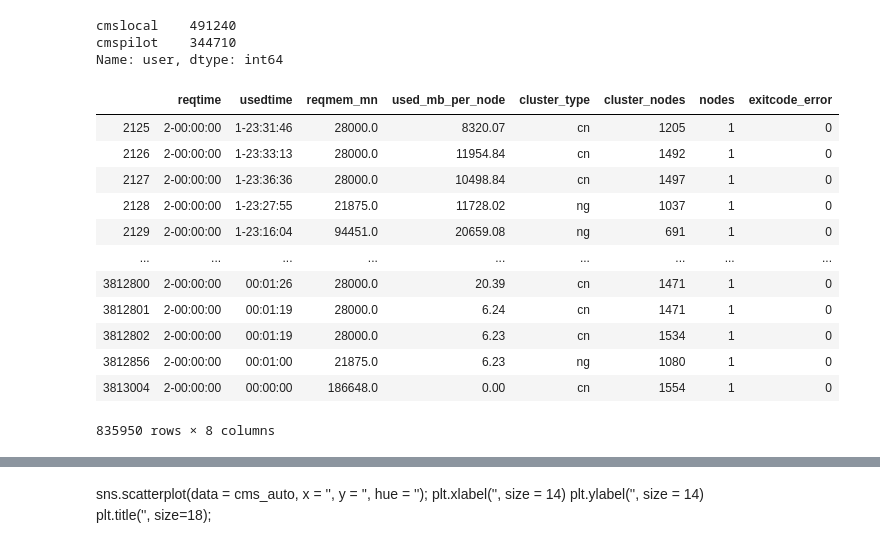
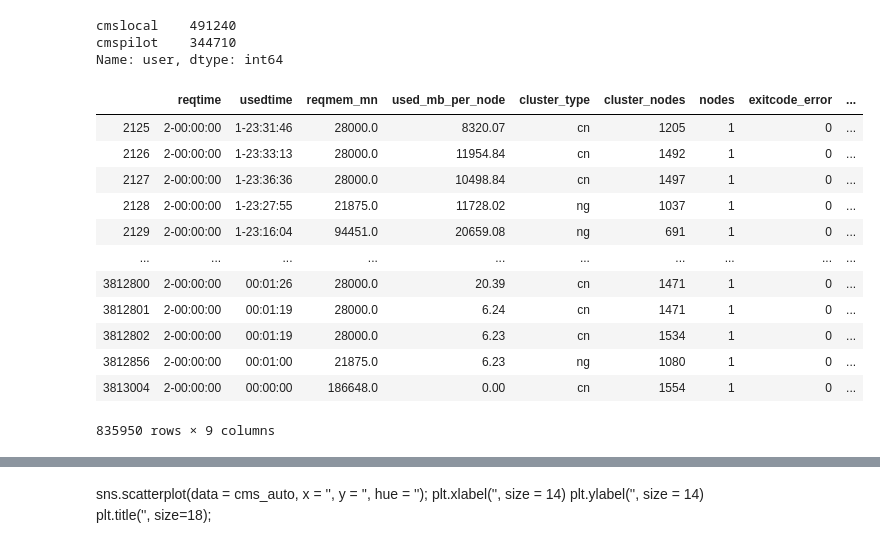
Before and after one commit to nss-data-science-cohort-4/dq2-accre-amd, a Jupyter notebook: notebooks/accre_jobs_2020_cms.ipynb, the cells around one changed output, grey strips where cells are left out. Cells and saved outputs as stored; diff of their text form; code cells hidden in the pictures.

```diff
--- a/notebooks/accre_jobs_2020_cms.ipynb
+++ b/notebooks/accre_jobs_2020_cms.ipynb
@@ -111,19 +111,19 @@ cmslocal    491240
 cmspilot    344710
 Name: user, dtype: int64
 # %%
-cms_auto = cms_auto[['reqtime','usedtime','reqmem_mn','used_mb_per_node','cluster_type','cluster_nodes','nodes','exitcode_error']]
+cms_auto = cms_auto[['reqtime','usedtime','reqmem_mn','used_mb_per_node','cluster_type','cluster_nodes','nodes','exitcode_error','state']]
 cms_auto
 # %% [output]
-|  | reqtime | usedtime | reqmem_mn | used_mb_per_node | cluster_type | cluster_nodes | nodes | exitcode_error |
-| 2125 | 2-00:00:00 | 1-23:31:46 | 28000.0 | 8320.07 | cn | 1205 | 1 | 0 |
-| 2126 | 2-00:00:00 | 1-23:33:13 | 28000.0 | 11954.84 | cn | 1492 | 1 | 0 |
-| 2127 | 2-00:00:00 | 1-23:36:36 | 28000.0 | 10498.84 | cn | 1497 | 1 | 0 |
-| 2128 | 2-00:00:00 | 1-23:27:55 | 21875.0 | 11728.02 | ng | 1037 | 1 | 0 |
-| 2129 | 2-00:00:00 | 1-23:16:04 | 94451.0 | 20659.08 | ng | 691 | 1 | 0 |
-| ... | ... | ... | ... | ... | ... | ... | ... | ... |
-| 3812800 | 2-00:00:00 | 00:01:26 | 28000.0 | 20.39 | cn | 1471 | 1 | 0 |
-| 3812801 | 2-00:00:00 | 00:01:19 | 28000.0 | 6.24 | cn | 1471 | 1 | 0 |
-| 3812802 | 2-00:00:00 | 00:01:19 | 28000.0 | 6.23 | cn | 1534 | 1 | 0 |
-| 3812856 | 2-00:00:00 | 00:01:00 | 21875.0 | 6.23 | ng | 1080 | 1 | 0 |
-| 3813004 | 2-00:00:00 | 00:00:00 | 186648.0 | 0.00 | cn | 1554 | 1 | 0 |
+|  | reqtime | usedtime | reqmem_mn | used_mb_per_node | cluster_type | cluster_nodes | nodes | exitcode_error | ... |
+| 2125 | 2-00:00:00 | 1-23:31:46 | 28000.0 | 8320.07 | cn | 1205 | 1 | 0 | ... |
+| 2126 | 2-00:00:00 | 1-23:33:13 | 28000.0 | 11954.84 | cn | 1492 | 1 | 0 | ... |
+| 2127 | 2-00:00:00 | 1-23:36:36 | 28000.0 | 10498.84 | cn | 1497 | 1 | 0 | ... |
+| 2128 | 2-00:00:00 | 1-23:27:55 | 21875.0 | 11728.02 | ng | 1037 | 1 | 0 | ... |
+| 2129 | 2-00:00:00 | 1-23:16:04 | 94451.0 | 20659.08 | ng | 691 | 1 | 0 | ... |
+| ... | ... | ... | ... | ... | ... | ... | ... | ... | ... |
+| 3812800 | 2-00:00:00 | 00:01:26 | 28000.0 | 20.39 | cn | 1471 | 1 | 0 | ... |
+| 3812801 | 2-00:00:00 | 00:01:19 | 28000.0 | 6.24 | cn | 1471 | 1 | 0 | ... |
+| 3812802 | 2-00:00:00 | 00:01:19 | 28000.0 | 6.23 | cn | 1534 | 1 | 0 | ... |
+| 3812856 | 2-00:00:00 | 00:01:00 | 21875.0 | 6.23 | ng | 1080 | 1 | 0 | ... |
+| 3813004 | 2-00:00:00 | 00:00:00 | 186648.0 | 0.00 | cn | 1554 | 1 | 0 | ... |
-835950 rows × 8 columns
+835950 rows × 9 columns
```
Also changed, not shown: parts of 12 cells of this notebook.
